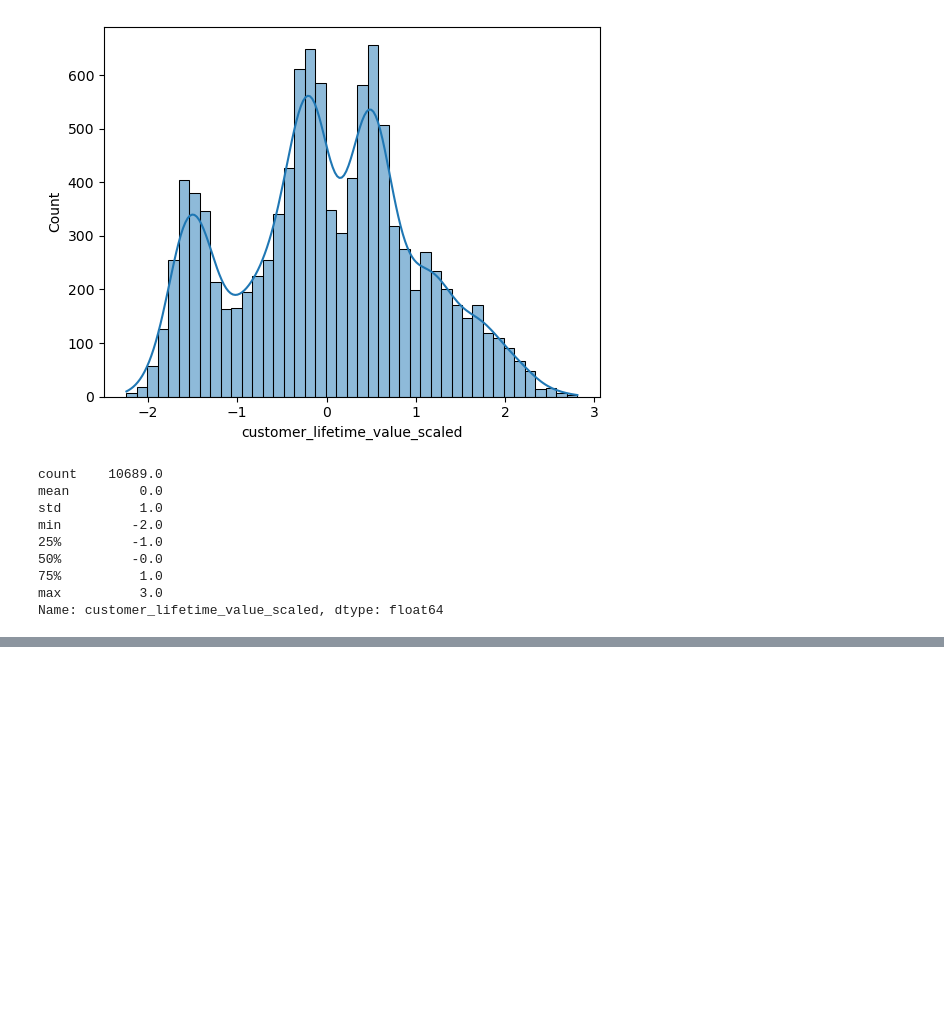
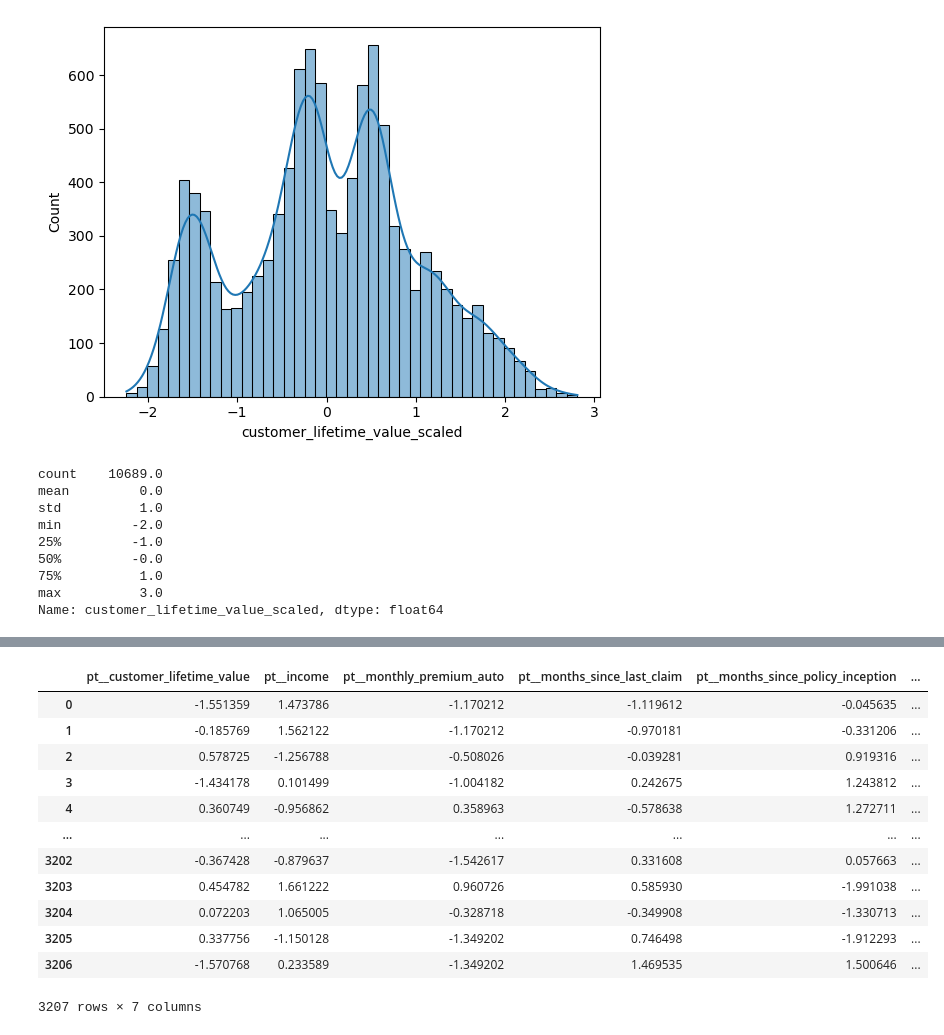
Before and after one commit to LaurensDu/IH_Labs_submissions_Laurens, a Jupyter notebook: week_4/data_transformation_lab.ipynb, the cells around one changed output, grey strips where cells are left out. Saved outputs shown, nothing was run; the diff lists cells and outputs as text; code cells hidden in the pictures; blank space fills up the shorter version.

```diff
--- a/week_4/data_transformation_lab.ipynb
+++ b/week_4/data_transformation_lab.ipynb
@@ -83,0 +113,7 @@ Name: customer_lifetime_value_scaled, dtype: float64
+# %%
+# splitting the data to isolate the target feature
+X = numericals.drop('total_claim_amount', axis=1)
+y = numericals.total_claim_amount
+# %%
+numericals = X.select_dtypes(np.number)
+categoricals = X.select_dtypes(np.object)
@@ -83,0 +123,5 @@ Name: customer_lifetime_value_scaled, dtype: float64
+# %%
+X_train, X_test, y_train, y_test = train_test_split(X, y, test_size=tt_ratio)
+X_train = pd.DataFrame(X_train)
+X_test = pd.DataFrame(X_test)
+X_train.head(5)
@@ -83,0 +135,23 @@ Name: customer_lifetime_value_scaled, dtype: float64
+# %%
+pt = PowerTransformer()
+ct = ColumnTransformer([("pt", pt, list(numericals.columns))],
+                        remainder='drop',verbose_feature_names_out=True,verbose=True).fit(X_train)
+X_train_ct = pd.DataFrame(ct.transform(X_train),columns=ct.get_feature_names_out())
+X_test_ct = pd.DataFrame(ct.transform(X_test),columns=ct.get_feature_names_out())
+# %%
+X_train = pd.DataFrame(X_train_ct)
+X_test_ct
+# %% [output]
+|  | pt__customer_lifetime_value | pt__income | pt__monthly_premium_auto | pt__months_since_last_claim | pt__months_since_policy_inception | ... |
+| 0 | -1.551359 | 1.473786 | -1.170212 | -1.119612 | -0.045635 | ... |
+| 1 | -0.185769 | 1.562122 | -1.170212 | -0.970181 | -0.331206 | ... |
+| 2 | 0.578725 | -1.256788 | -0.508026 | -0.039281 | 0.919316 | ... |
+| 3 | -1.434178 | 0.101499 | -1.004182 | 0.242675 | 1.243812 | ... |
+| 4 | 0.360749 | -0.956862 | 0.358963 | -0.578638 | 1.272711 | ... |
+| ... | ... | ... | ... | ... | ... | ... |
+| 3202 | -0.367428 | -0.879637 | -1.542617 | 0.331608 | 0.057663 | ... |
+| 3203 | 0.454782 | 1.661222 | 0.960726 | 0.585930 | -1.991038 | ... |
+| 3204 | 0.072203 | 1.065005 | -0.328718 | -0.349908 | -1.330713 | ... |
+| 3205 | 0.337756 | -1.150128 | -1.349202 | 0.746498 | -1.912293 | ... |
+| 3206 | -1.570768 | 0.233589 | -1.349202 | 1.469535 | 1.500646 | ... |
+3207 rows × 7 columns
```
Also changed, not shown: parts of 12 cells of this notebook.
